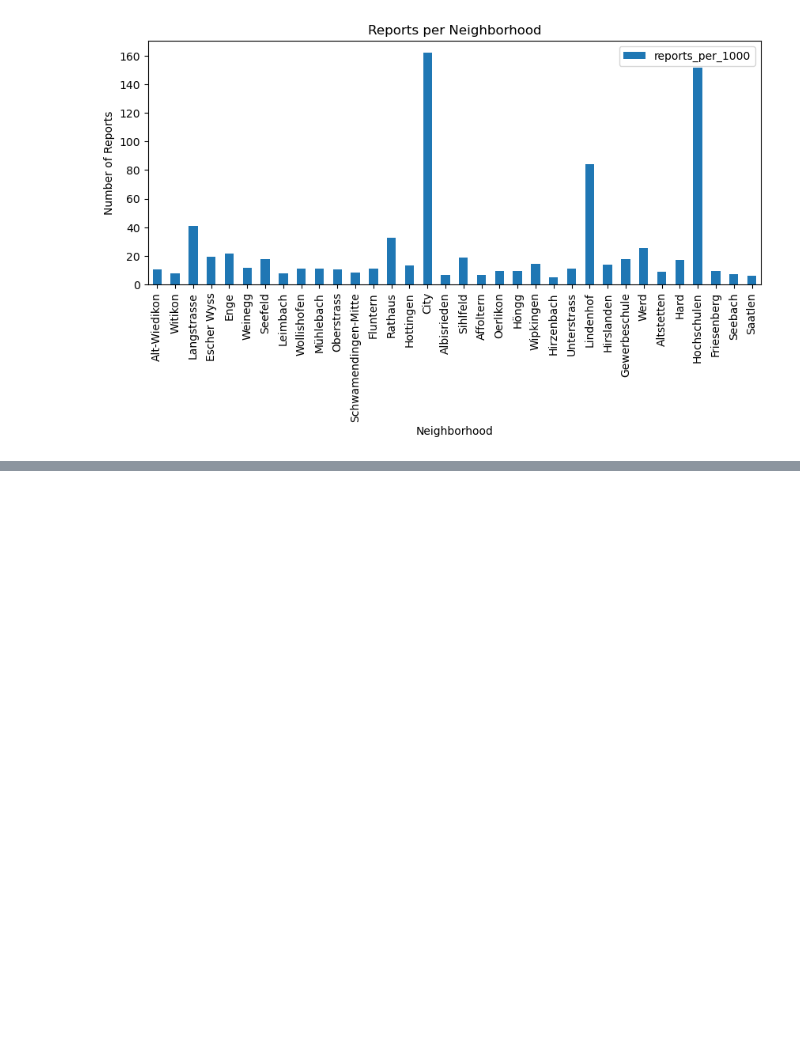
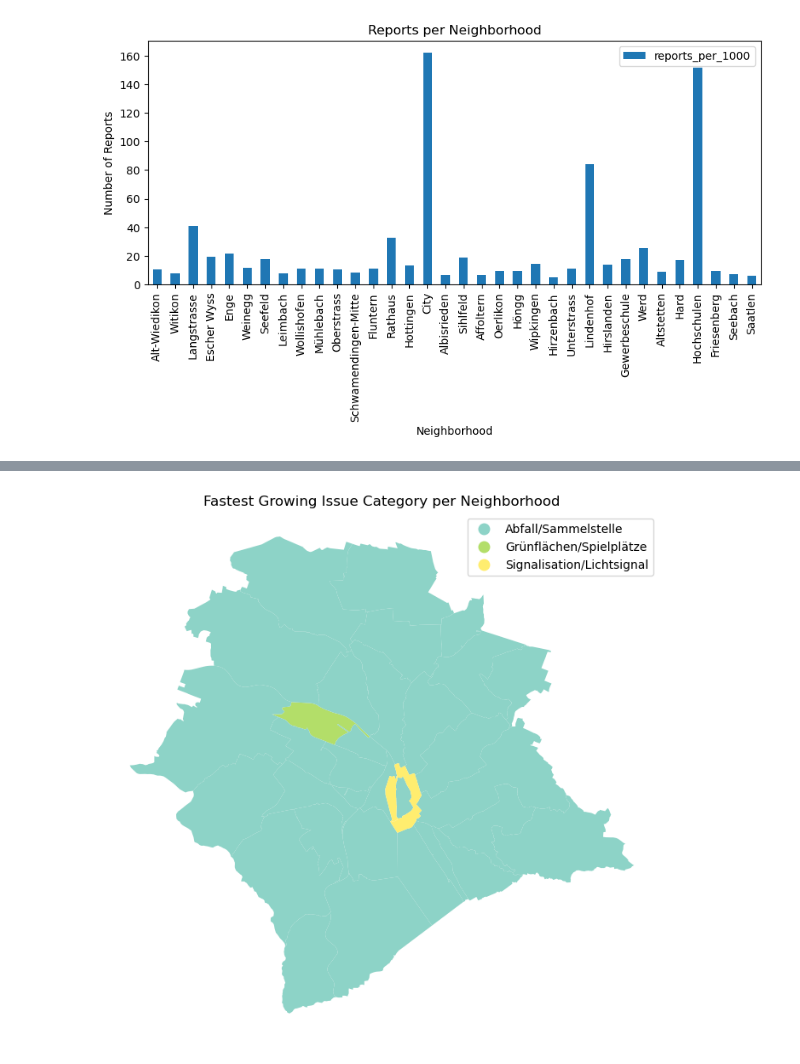
Before and after one commit to 0001jr/zurich-wie-neu, a Jupyter notebook: notebooks/zuri-wie-neu.ipynb, the cells around one changed output, grey strips where cells are left out. Saved outputs shown, nothing was run; the diff lists cells and outputs as text; code cells hidden in the pictures; blank space fills up the shorter version.

```diff
--- a/notebooks/zuri-wie-neu.ipynb
+++ b/notebooks/zuri-wie-neu.ipynb
@@ -694,0 +849,31 @@ plt.show()
+# %%
+pivot = trend.pivot_table(
+    index=["qname", "service_name"],
+    columns="year",
+    values="count",
+    fill_value=0
+).reset_index()
+# %%
+pivot["growth"] = pivot[2025] - pivot[2014]
+# %%
+top_growth = pivot.reset_index().loc[
+    pivot.groupby("qname")["growth"].idxmax()
+]
+# %%
+map_gdf = normalized_reports_map.merge(
+    top_growth[["qname", "service_name"]],
+    on="qname",
+    how="left"
+)
+# %%
+create_choropleth(
+    gdf=map_gdf,
+    column="service_name",
+    categorical=True,
+    title="Fastest Growing Issue Category per Neighborhood",
+    legend_title="Growing Issue",
+    output_path="growth_map.png",
+    cmap="Set3"
+)
+# %% [output]
+[figure, added]
```
Also changed, not shown: parts of 17 cells of this notebook.
